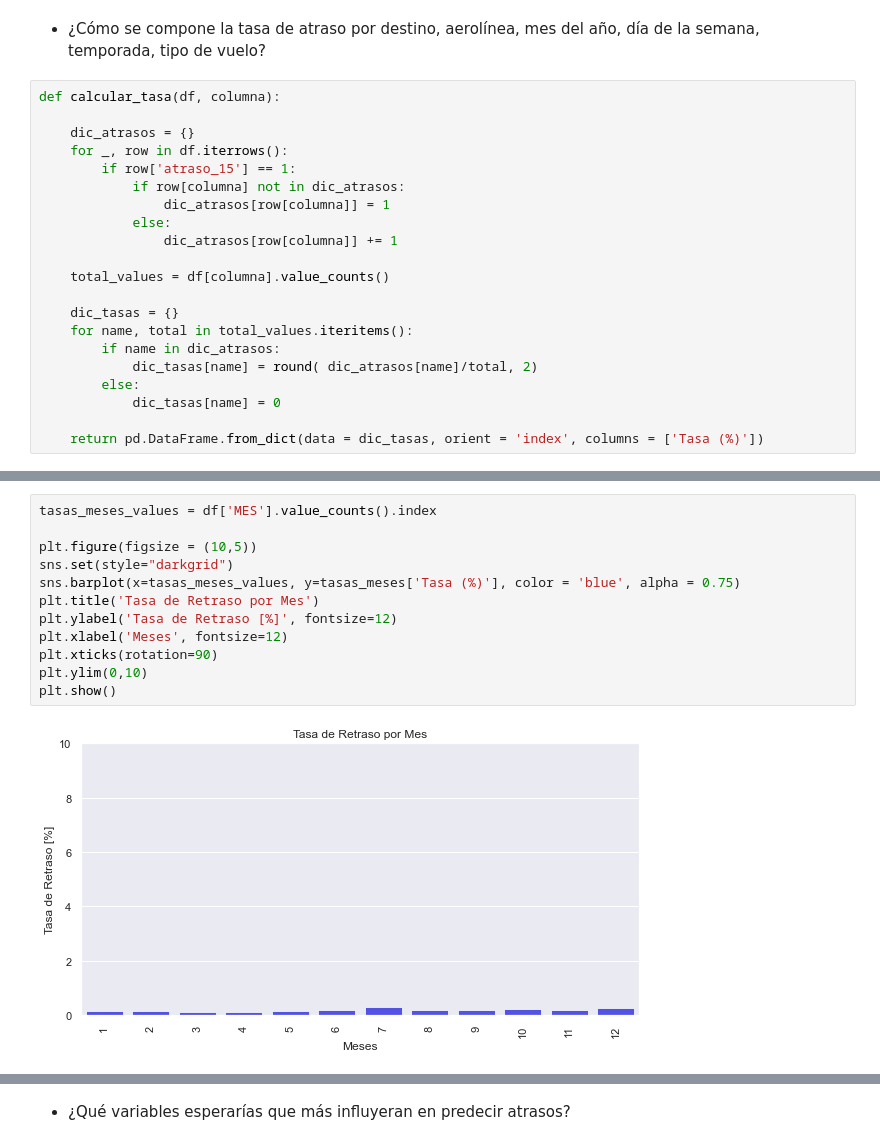
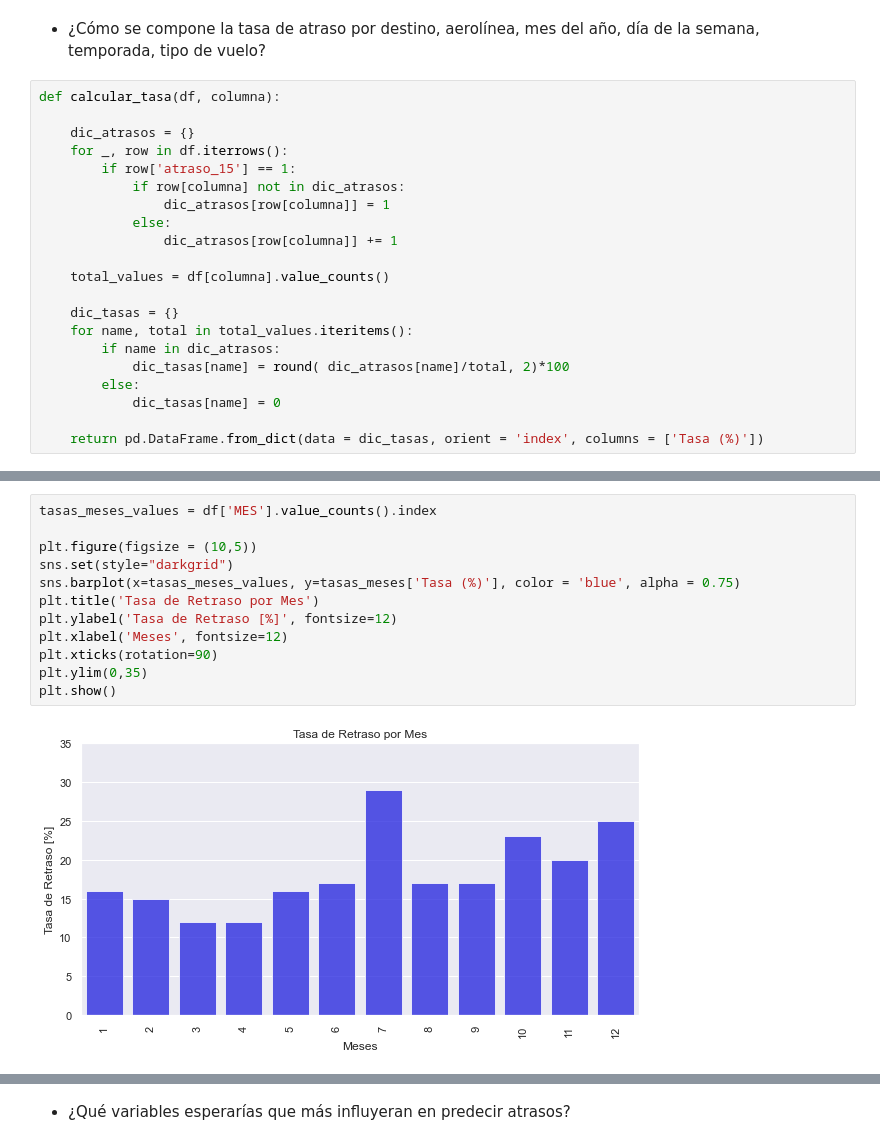
Before and after one commit to NicoGrageda/flight-delays, a Jupyter notebook: to-expose.ipynb, the cells around one changed output, grey strips where cells are left out. Saved outputs shown, nothing was run; the diff lists cells and outputs as text.

```diff
--- a/to-expose.ipynb
+++ b/to-expose.ipynb
@@ -262,7 +262,7 @@ def calcular_tasa(df, columna):
     dic_tasas = {}
     for name, total in total_values.iteritems():
         if name in dic_atrasos:
-            dic_tasas[name] = round( dic_atrasos[name]/total, 2)
+            dic_tasas[name] = round( dic_atrasos[name]/total, 2)*100
         else:
             dic_tasas[name] = 0
 
@@ -350,17 +350,17 @@ tasas_meses
 # %%
 tasas_meses_values = df['MES'].value_counts().index
 
 plt.figure(figsize = (10,5))
 sns.set(style="darkgrid")
 sns.barplot(x=tasas_meses_values, y=tasas_meses['Tasa (%)'], color = 'blue', alpha = 0.75)
 plt.title('Tasa de Retraso por Mes')
 plt.ylabel('Tasa de Retraso [%]', fontsize=12)
 plt.xlabel('Meses', fontsize=12)
 plt.xticks(rotation=90)
-plt.ylim(0,10)
+plt.ylim(0,35)
 plt.show()
 # %% [output]
-[figure, old version]
+[figure, new version]
 # %%
 tasas_dias = calcular_tasa(df, 'DIANOM')
 tasas_dias
```
Also changed, not shown: parts of 18 cells of this notebook.
